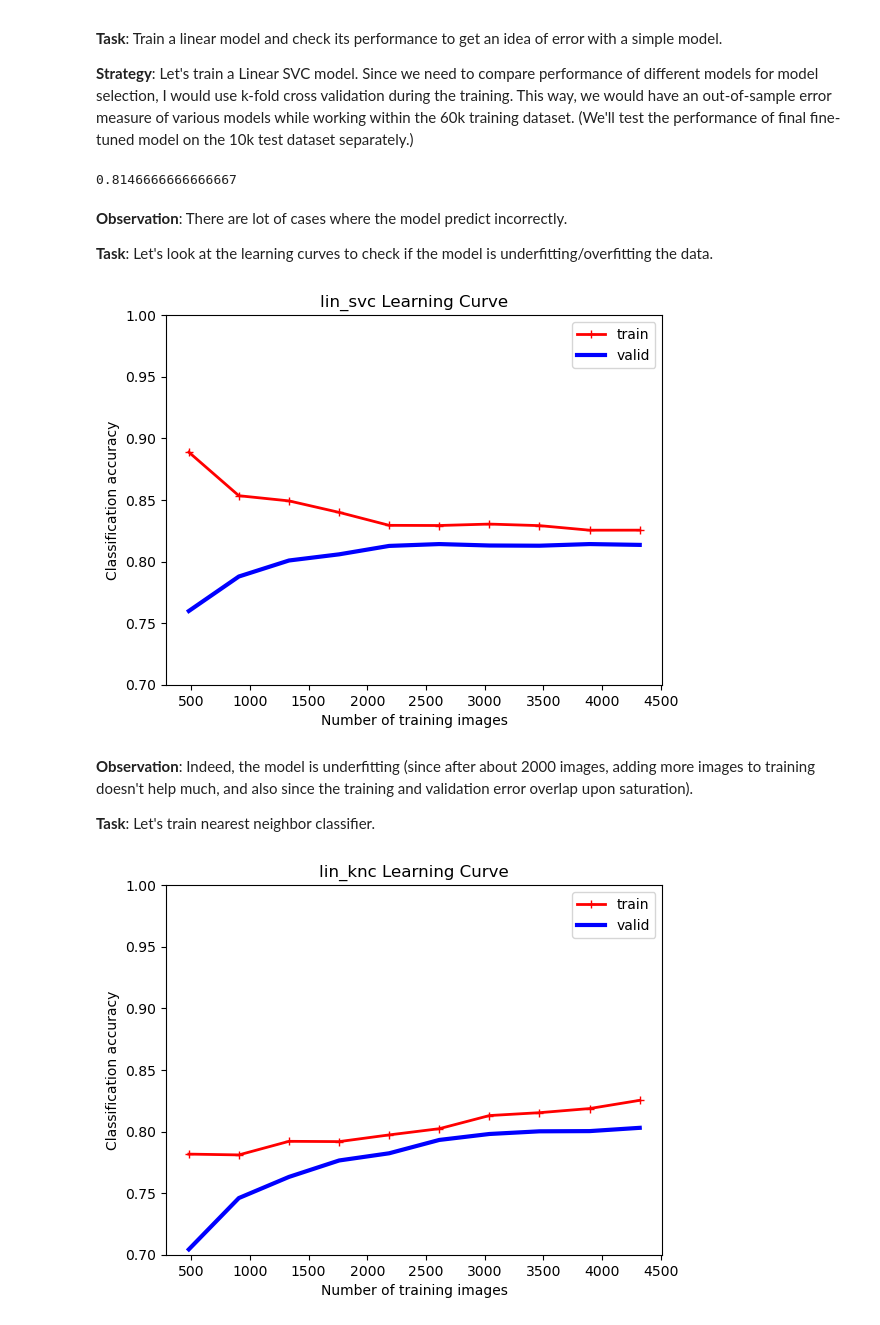
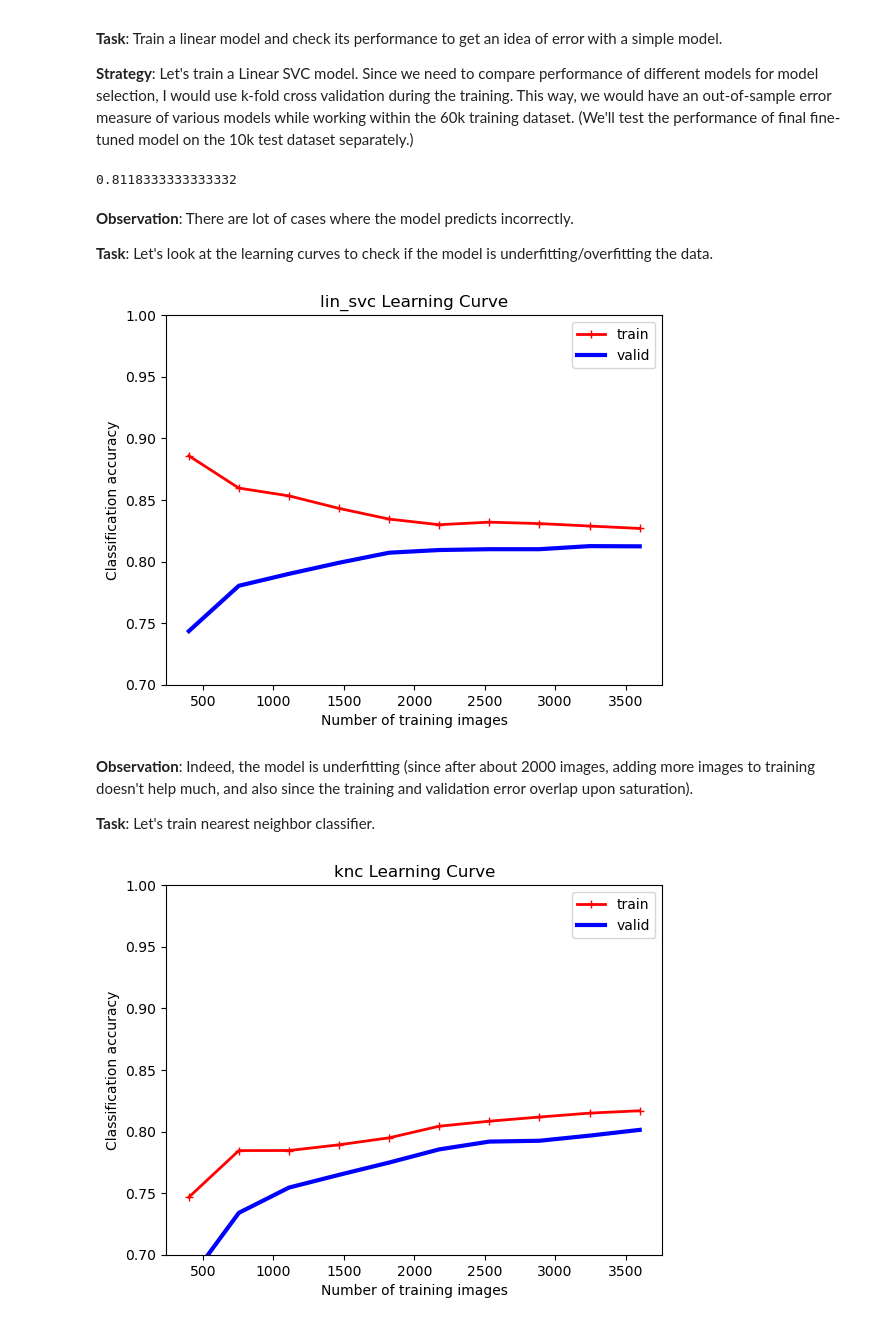
Before and after one commit to pranjal-s/machine-learning, a Jupyter notebook: fashion_images_PCA_SVC_Classification.ipynb, the cells around one changed output. Cells and saved outputs as stored; diff of their text form; code cells hidden in the pictures.

Commit message:
Added  model selection, training and concluded study

```diff
--- a/fashion_images_PCA_SVC_Classification.ipynb
+++ b/fashion_images_PCA_SVC_Classification.ipynb
@@ -227,12 +227,12 @@ Now, let us process entire training dataset towards for ML model input. (I manua
 # %%
-def input_data_processor(data):
+def input_data_processor(data, step):
 
     data_processed = []
 
-    # create 16-component PCA transformer
+    # create 32-component PCA transformer
     pca = PCA(n_components=32)
 
-    for i in range(0, len(X_train), 10):
+    for i in range(0, len(data), step):
         # create HOG feature vector
         hog_feature = hog(
             data[i].reshape((28, 28)),
@@ -246,9 +246,12 @@ def input_data_processor(data):
         data_processed.append(np.concatenate((data[i], hog_feature), axis=0))
 
     # reduce to principal components via PCA
+    # note: Ideally we would need the *fitted* PCA 'model' for preprossing test input data.
+    #       However, we keep things simple for the exploratory model selection phase.
+    #       Once we have figured out a fine tuned model, we can rewrite the code as needed.
     return pca.fit_transform(data_processed)
 
-X_train_2 = input_data_processor(X_train)
+X_train_2 = input_data_processor(X_train, 10)
 
 y_train_2 = [y_train[i] for i in range(0, len(X_train), 10)]
 # %% [markdown]
@@ -270,9 +273,9 @@ from sklearn.model_selection import cross_val_score
 lin_svc_score = cross_val_score(lin_svc, X_train_2, y_train_2, scoring="accuracy", cv=5)
 lin_svc_score.mean()
 # %% [output]
-0.8146666666666667
+0.8118333333333332
 # %% [markdown]
-**Observation**: There are lot of cases where the model predict incorrectly.
+**Observation**: There are lot of cases where the model predicts incorrectly.
 
 **Task**: Let's look at the learning curves to check if the model is underfitting/overfitting the data.
 # %%
@@ -281,7 +284,7 @@ from sklearn.model_selection import learning_curve
 train_sizes, train_scores, valid_scores = learning_curve(
     lin_svc,
     X_train_2, y_train_2,
-    train_sizes=np.linspace(0.1, 0.9, 10), cv=5,
+    train_sizes=np.linspace(0.1, 0.9, 10), cv=3,
     scoring="accuracy")
 
 train_errors = train_scores.mean(axis=1)
@@ -296,31 +299,31 @@ ax.legend()
 ax.set_ylim(0.7, 1.0)
 plt.show()
 # %% [output]
-[figure, old version]
+[figure, new version]
 # %% [markdown]
 **Observation**: Indeed, the model is underfitting (since after about 2000 images, adding more images to training doesn't help much, and also since the training and validation error overlap upon saturation).
 
 **Task**: Let's train nearest neighbor classifier.
 # %%
 from sklearn.neighbors import KNeighborsClassifier
-lin_knc = KNeighborsClassifier(n_neighbors=20)
+knc = KNeighborsClassifier(n_neighbors=20)
 # %%
 train_sizes, train_scores, valid_scores = learning_curve(
-    lin_knc,
+    knc,
     X_train_2, y_train_2,
-    train_sizes=np.linspace(0.1, 0.9, 10), cv=5,
+    train_sizes=np.linspace(0.1, 0.9, 10), cv=3,
     scoring="accuracy")
 
 train_errors = train_scores.mean(axis=1)
 valid_errors = valid_scores.mean(axis=1)
 
 fig, ax = plt.subplots()
 ax.plot(train_sizes, train_errors, "r-+", linewidth=2, label="train")
 ax.plot(train_sizes, valid_errors, "b-", linewidth=3, label="valid")
 ax.set(xlabel='Number of training images', ylabel='Classification accuracy',
-       title='lin_knc Learning Curve')
+       title='knc Learning Curve')
 ax.legend()
 ax.set_ylim(0.7, 1.0)
 plt.show()
 # %% [output]
-[figure, old version]
+[figure, new version]
```
Also changed, not shown: parts of 17 cells of this notebook.
